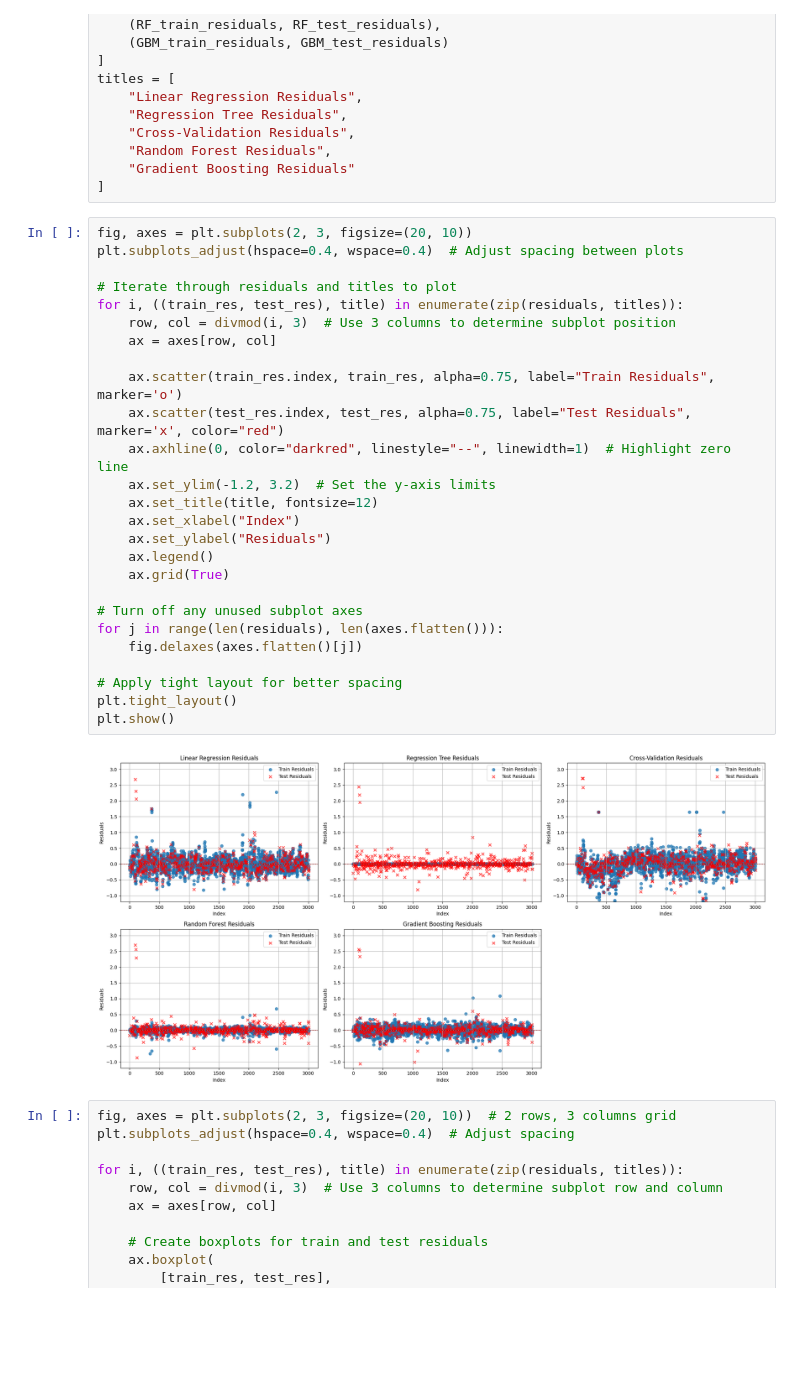
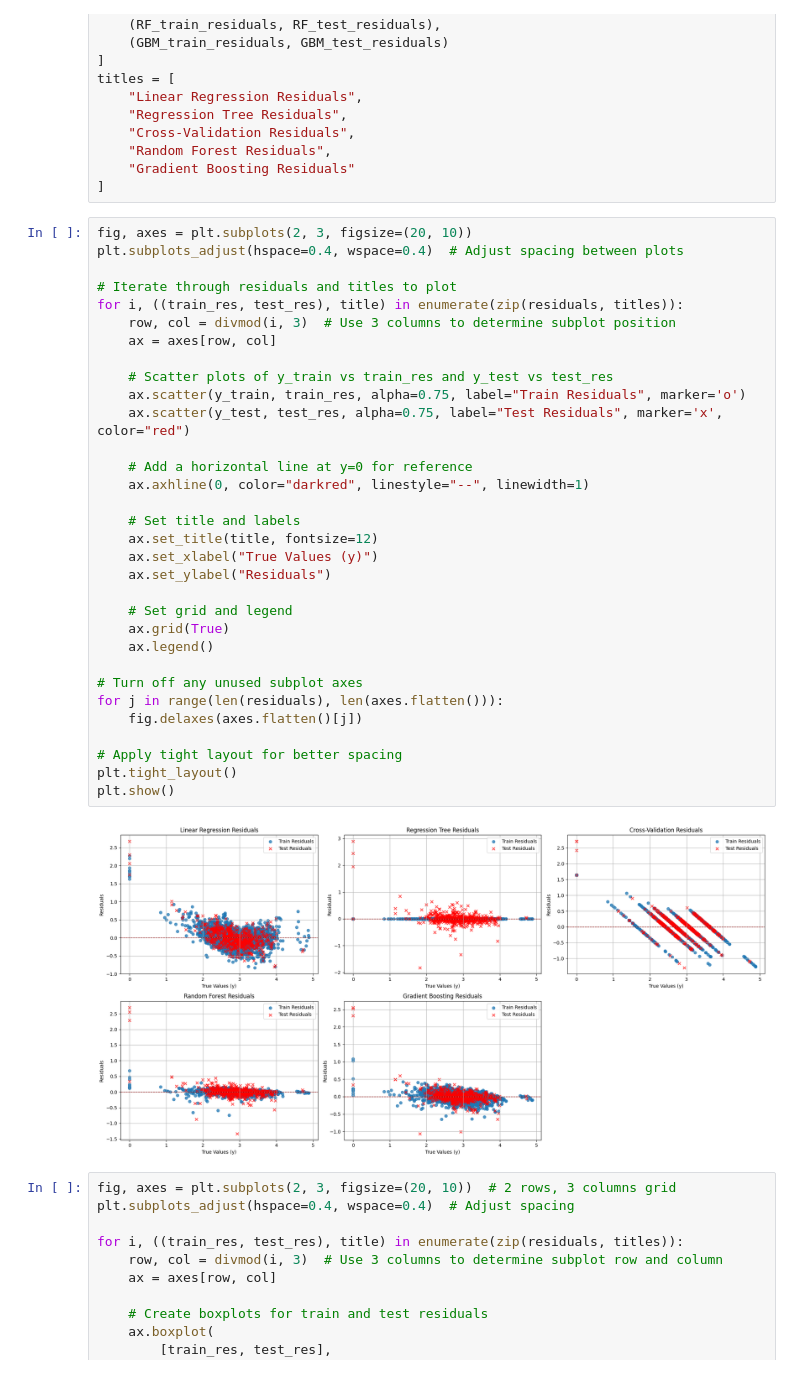
Before and after one commit to manpazito/PredictingHomelessness, a Jupyter notebook: Homelessness.ipynb, the cells around one changed output. Cells and saved outputs as stored; diff of their text form; blank space fills up the shorter version.

```diff
--- a/Homelessness.ipynb
+++ b/Homelessness.ipynb
@@ -521,31 +534,37 @@ titles = [
 # %%
 fig, axes = plt.subplots(2, 3, figsize=(20, 10))
 plt.subplots_adjust(hspace=0.4, wspace=0.4)  # Adjust spacing between plots
 
 # Iterate through residuals and titles to plot
 for i, ((train_res, test_res), title) in enumerate(zip(residuals, titles)):
     row, col = divmod(i, 3)  # Use 3 columns to determine subplot position
     ax = axes[row, col]
 
-    ax.scatter(train_res.index, train_res, alpha=0.75, label="Train Residuals", marker='o')
-    ax.scatter(test_res.index, test_res, alpha=0.75, label="Test Residuals", marker='x', color="red")
-    ax.axhline(0, color="darkred", linestyle="--", linewidth=1)  # Highlight zero line
-    ax.set_ylim(-1.2, 3.2)  # Set the y-axis limits
+    # Scatter plots of y_train vs train_res and y_test vs test_res
+    ax.scatter(y_train, train_res, alpha=0.75, label="Train Residuals", marker='o')
+    ax.scatter(y_test, test_res, alpha=0.75, label="Test Residuals", marker='x', color="red")
+
+    # Add a horizontal line at y=0 for reference
+    ax.axhline(0, color="darkred", linestyle="--", linewidth=1)
+
+    # Set title and labels
     ax.set_title(title, fontsize=12)
-    ax.set_xlabel("Index")
+    ax.set_xlabel("True Values (y)")
     ax.set_ylabel("Residuals")
+
+    # Set grid and legend
+    ax.grid(True)
     ax.legend()
-    ax.grid(True)
 
 # Turn off any unused subplot axes
 for j in range(len(residuals), len(axes.flatten())):
     fig.delaxes(axes.flatten()[j])
 
 # Apply tight layout for better spacing
 plt.tight_layout()
 plt.show()
 # %% [output]
-[figure, old version]
+[figure, new version]
 # %%
 fig, axes = plt.subplots(2, 3, figsize=(20, 10))  # 2 rows, 3 columns grid
 plt.subplots_adjust(hspace=0.4, wspace=0.4)  # Adjust spacing
```
Also changed, not shown: parts of 13 cells of this notebook.
